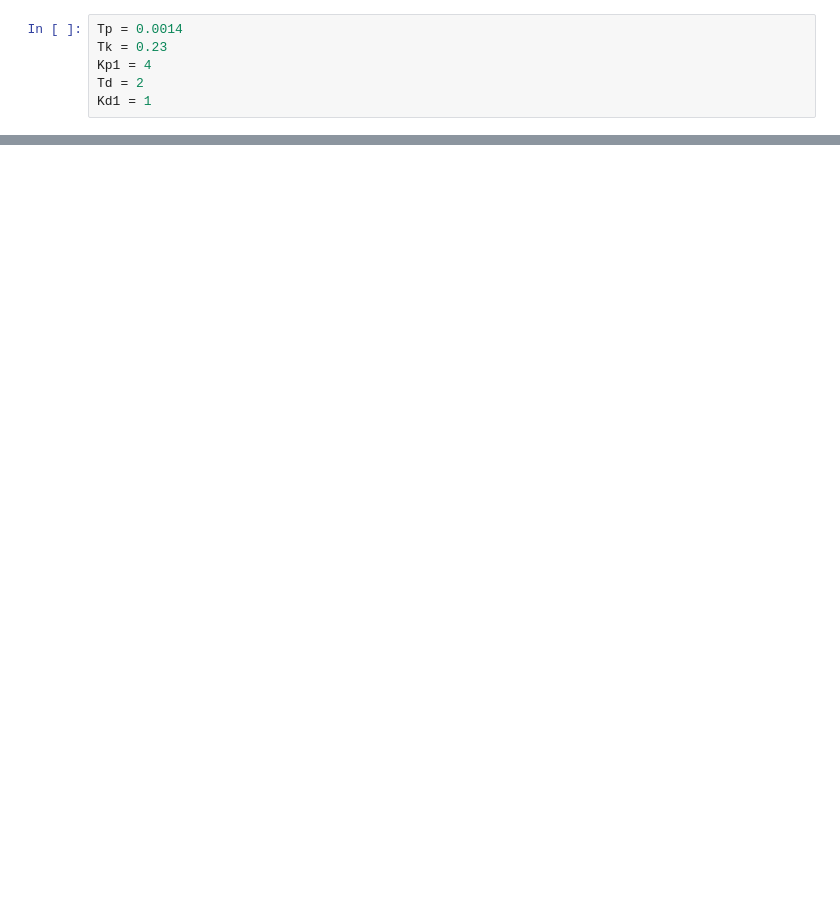
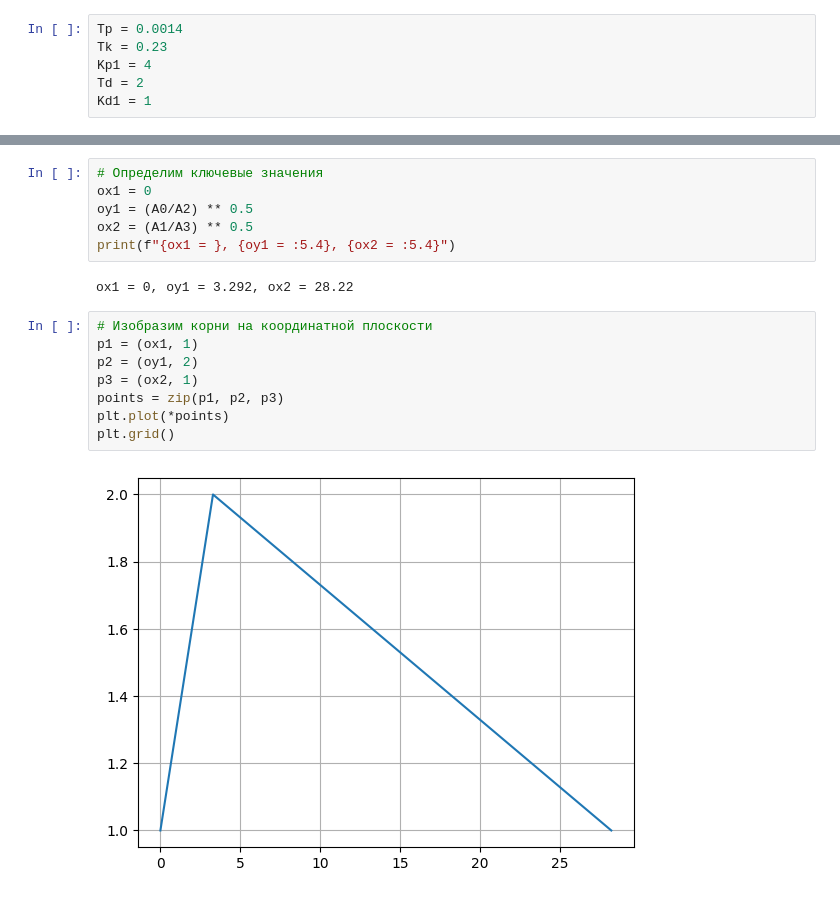
Before and after one commit to Alsius23/Assessment-of-sustainability, a Jupyter notebook: src/research.ipynb, the cells around one changed output, grey strips where cells are left out. Drawn from its saved outputs; the diff is of its cells as text; blank space fills up the shorter version.

```diff
--- a/src/research.ipynb
+++ b/src/research.ipynb
@@ -111,0 +272,18 @@ plt.plot(Xi, Ksi, 'ro')
+# %%
+# Определим ключевые значения
+ox1 = 0
+oy1 = (A0/A2) ** 0.5
+ox2 = (A1/A3) ** 0.5
+print(f"{ox1 = }, {oy1 = :5.4}, {ox2 = :5.4}")
+# %% [output]
+ox1 = 0, oy1 = 3.292, ox2 = 28.22
+# %%
+# Изобразим корни на координатной плоскости
+p1 = (ox1, 1)
+p2 = (oy1, 2)
+p3 = (ox2, 1)
+points = zip(p1, p2, p3)
+plt.plot(*points)
+plt.grid()
+# %% [output]
+[figure, added]
```
Also changed, not shown: parts of 32 cells of this notebook, 1 other file.
